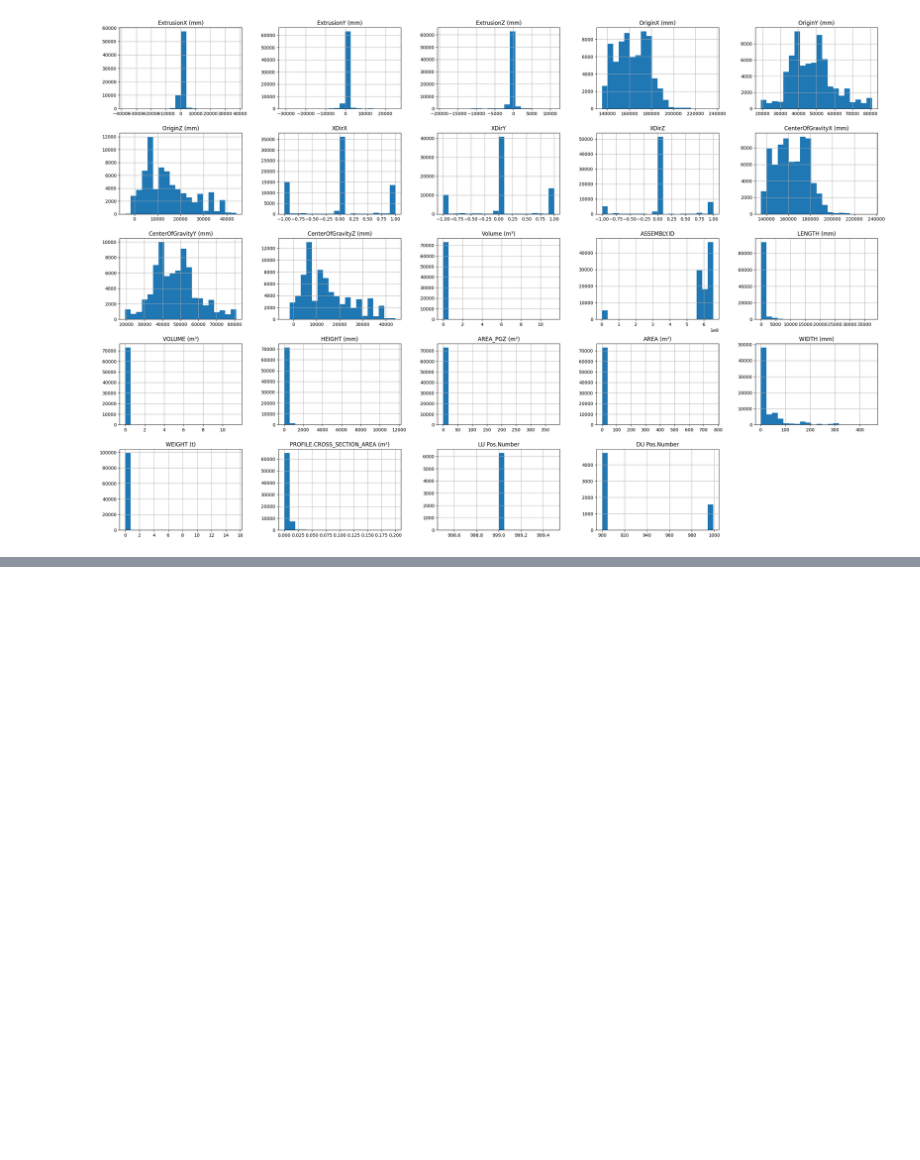
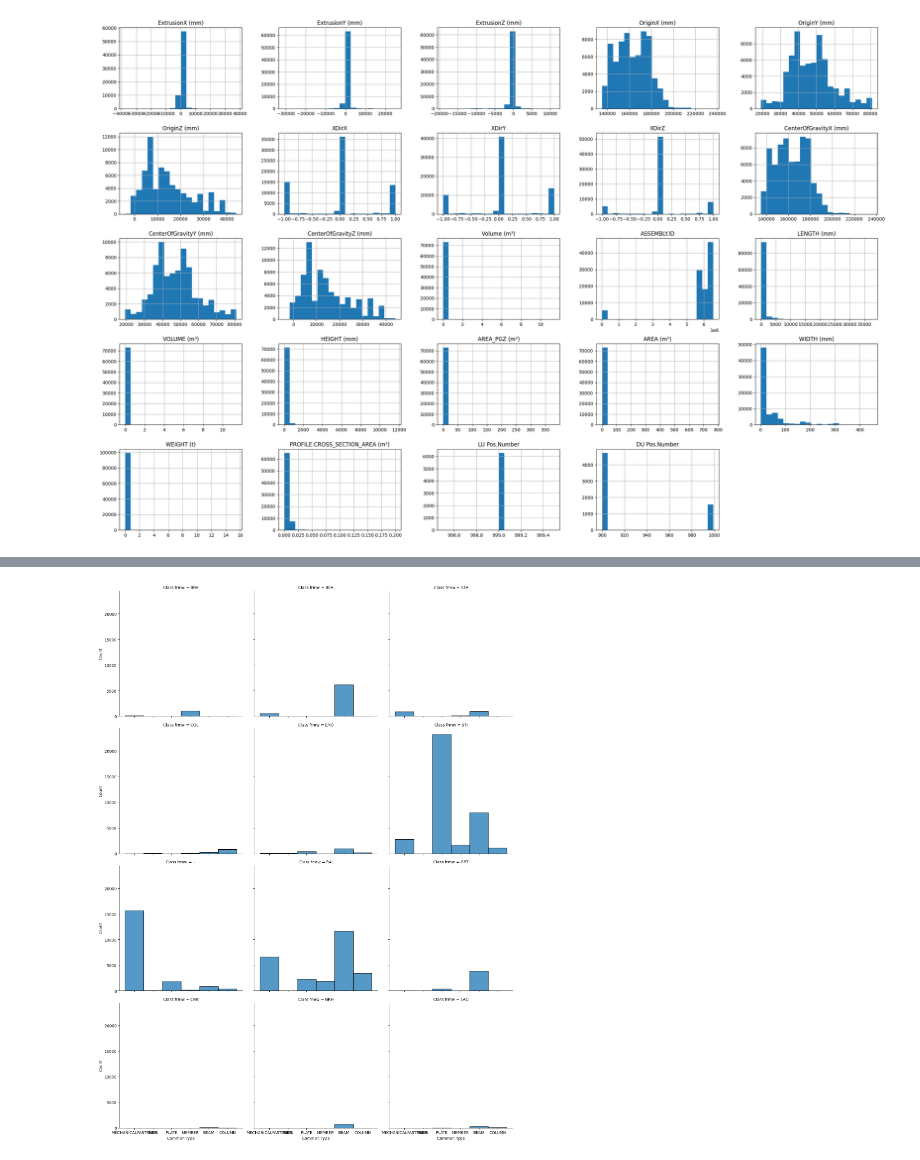
Before and after one commit to DanielGMorenaFhecor/IDI-BI-ANALISIS_DE_DATOS, a Jupyter notebook: notebook.ipynb, the cells around one changed output, grey strips where cells are left out. Saved outputs shown, nothing was run; the diff lists cells and outputs as text; code cells hidden in the pictures; blank space fills up the shorter version.

```diff
--- a/notebook.ipynb
+++ b/notebook.ipynb
@@ -66,0 +108,6 @@ _df_comb.to_csv(_filepath)
+# %%
+_cross_cols = ['Class frmw', 'Common Type']
+_df_cross = df[_cross_cols].dropna()
+sns.displot(_df_cross, x='Common Type', col='Class frmw', col_wrap=3);
+# %% [output]
+[figure, added]
```
Also changed, not shown: parts of 4 cells of this notebook, 1 other file.
